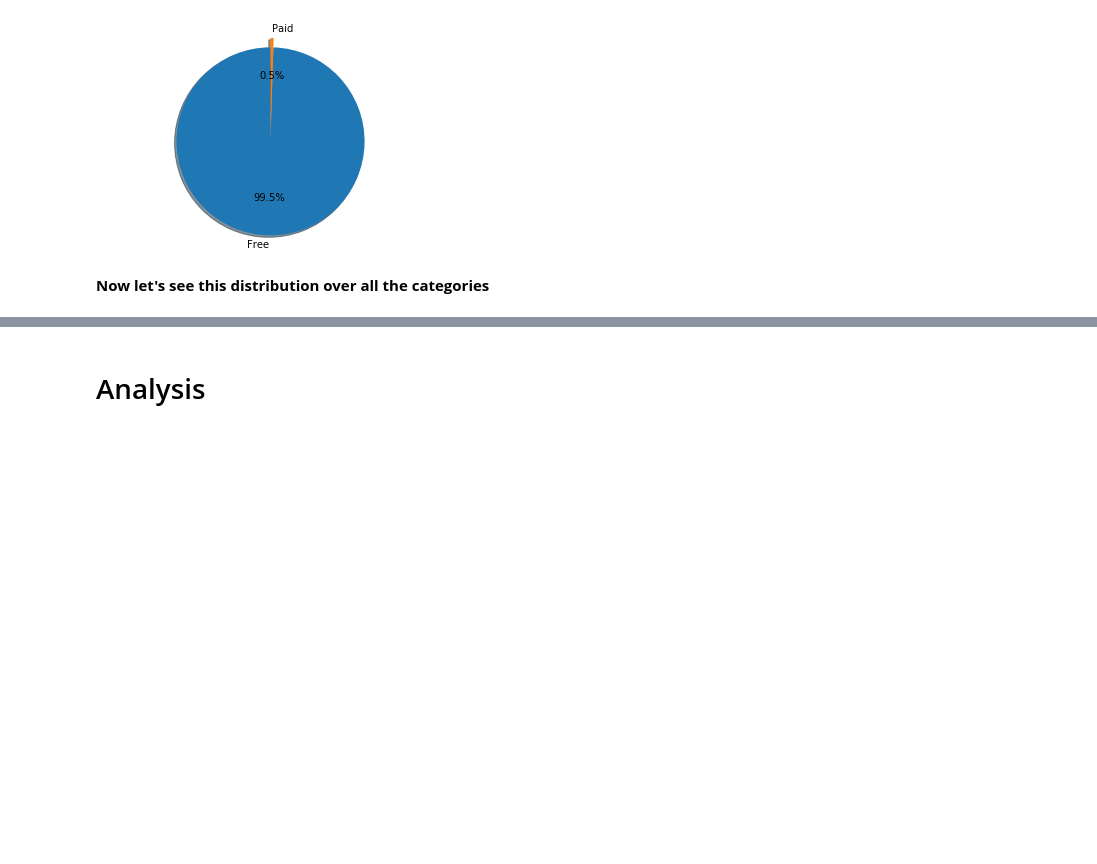
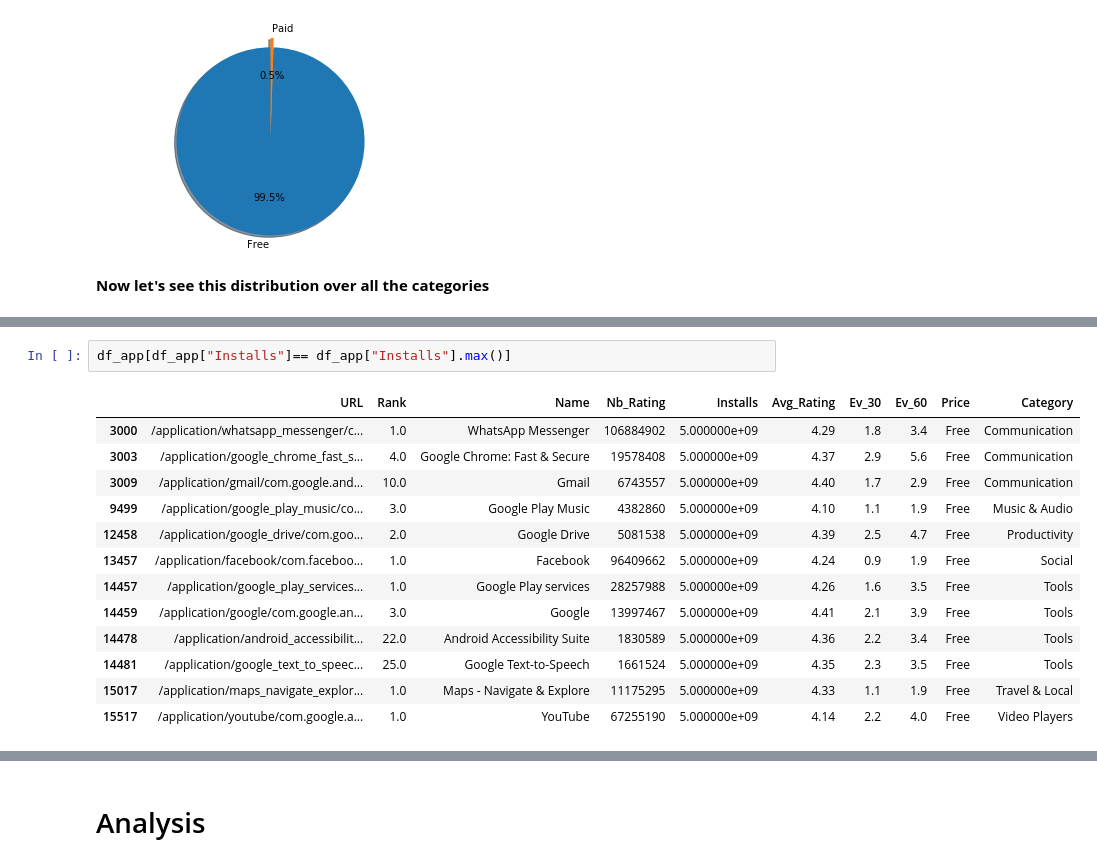
Before and after one commit to com-480-data-visualization/com-480-project-javastreet, a Jupyter notebook: analysis2.ipynb, the cells around one changed output, grey strips where cells are left out. Cells and saved outputs as stored; diff of their text form; blank space fills up the shorter version.

```diff
--- a/analysis2.ipynb
+++ b/analysis2.ipynb
@@ -243,0 +279,16 @@ ZeroDivisionError: division by zero
+# %%
+df_app[df_app["Installs"]== df_app["Installs"].max()]
+# %% [output]
+|  | URL | Rank | Name | Nb_Rating | Installs | Avg_Rating | Ev_30 | Ev_60 | Price | Category |
+| 3000 | /application/whatsapp_messenger/c... | 1.0 | WhatsApp Messenger | 106884902 | 5.000000e+09 | 4.29 | 1.8 | 3.4 | Free | Communication |
+| 3003 | /application/google_chrome_fast_s... | 4.0 | Google Chrome: Fast & Secure | 19578408 | 5.000000e+09 | 4.37 | 2.9 | 5.6 | Free | Communication |
+| 3009 | /application/gmail/com.google.and... | 10.0 | Gmail | 6743557 | 5.000000e+09 | 4.40 | 1.7 | 2.9 | Free | Communication |
+| 9499 | /application/google_play_music/co... | 3.0 | Google Play Music | 4382860 | 5.000000e+09 | 4.10 | 1.1 | 1.9 | Free | Music & Audio |
+| 12458 | /application/google_drive/com.goo... | 2.0 | Google Drive | 5081538 | 5.000000e+09 | 4.39 | 2.5 | 4.7 | Free | Productivity |
+| 13457 | /application/facebook/com.faceboo... | 1.0 | Facebook | 96409662 | 5.000000e+09 | 4.24 | 0.9 | 1.9 | Free | Social |
+| 14457 | /application/google_play_services... | 1.0 | Google Play services | 28257988 | 5.000000e+09 | 4.26 | 1.6 | 3.5 | Free | Tools |
+| 14459 | /application/google/com.google.an... | 3.0 | Google | 13997467 | 5.000000e+09 | 4.41 | 2.1 | 3.9 | Free | Tools |
+| 14478 | /application/android_accessibilit... | 22.0 | Android Accessibility Suite | 1830589 | 5.000000e+09 | 4.36 | 2.2 | 3.4 | Free | Tools |
+| 14481 | /application/google_text_to_speec... | 25.0 | Google Text-to-Speech | 1661524 | 5.000000e+09 | 4.35 | 2.3 | 3.5 | Free | Tools |
+| 15017 | /application/maps_navigate_explor... | 1.0 | Maps - Navigate & Explore | 11175295 | 5.000000e+09 | 4.33 | 1.1 | 1.9 | Free | Travel & Local |
+| 15517 | /application/youtube/com.google.a... | 1.0 | YouTube | 67255190 | 5.000000e+09 | 4.14 | 2.2 | 4.0 | Free | Video Players |
```
Also changed, not shown: parts of 11 cells of this notebook.
